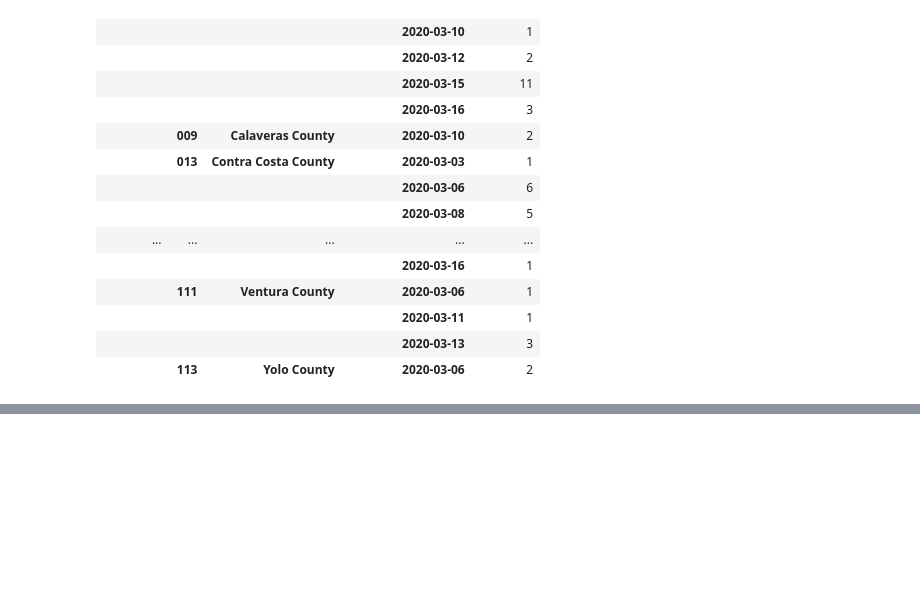
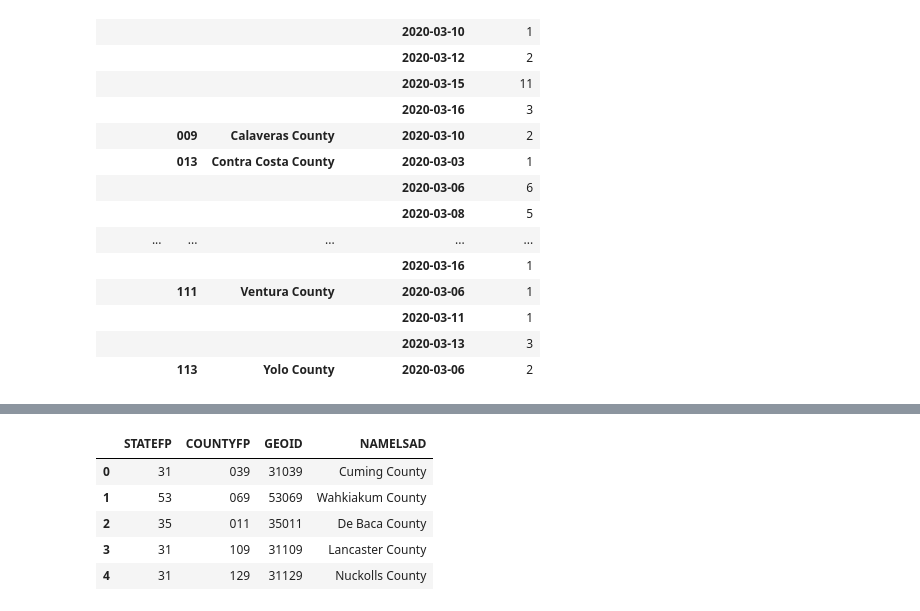
Before and after one commit to akanik/pub-media-covid19-collab, a Jupyter notebook: code/transform-case-data.ipynb, the cells around one changed output, grey strips where cells are left out. Saved outputs shown, nothing was run; the diff lists cells and outputs as text; code cells hidden in the pictures; blank space fills up the shorter version.

Commit message:
created state and cnty select list dicts

```diff
--- a/code/transform-case-data.ipynb
+++ b/code/transform-case-data.ipynb
@@ -89,0 +92,6 @@ See the caveats in the documentation: https://pandas.pydata.org/pandas-docs/stab
+# %%
+cntys = pd.read_csv('../data/tl_2019_us_county.csv',dtype={'STATEFP':str,'COUNTYFP':str,'GEOID':str})
+cntys = cntys[['STATEFP','COUNTYFP','GEOID','NAMELSAD']]
+
+states = pd.read_csv('../data/us-state-fips.csv',dtype={'STATEFP':str})
+states = states[['STATEFP','NAME']]
@@ -89,0 +119,9 @@ See the caveats in the documentation: https://pandas.pydata.org/pandas-docs/stab
+# %%
+cntys.head()
+# %% [output]
+|  | STATEFP | COUNTYFP | GEOID | NAMELSAD |
+| 0 | 31 | 039 | 31039 | Cuming County |
+| 1 | 53 | 069 | 53069 | Wahkiakum County |
+| 2 | 35 | 011 | 35011 | De Baca County |
+| 3 | 31 | 109 | 31109 | Lancaster County |
+| 4 | 31 | 129 | 31129 | Nuckolls County |
```
Also changed, not shown: parts of 4 cells of this notebook, 1 other file.
